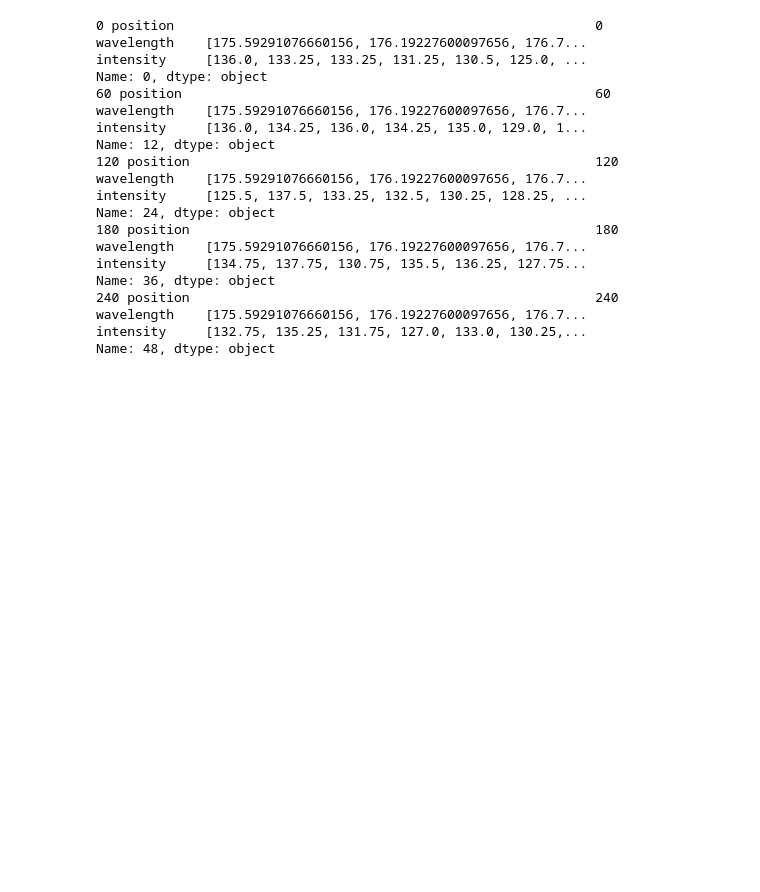
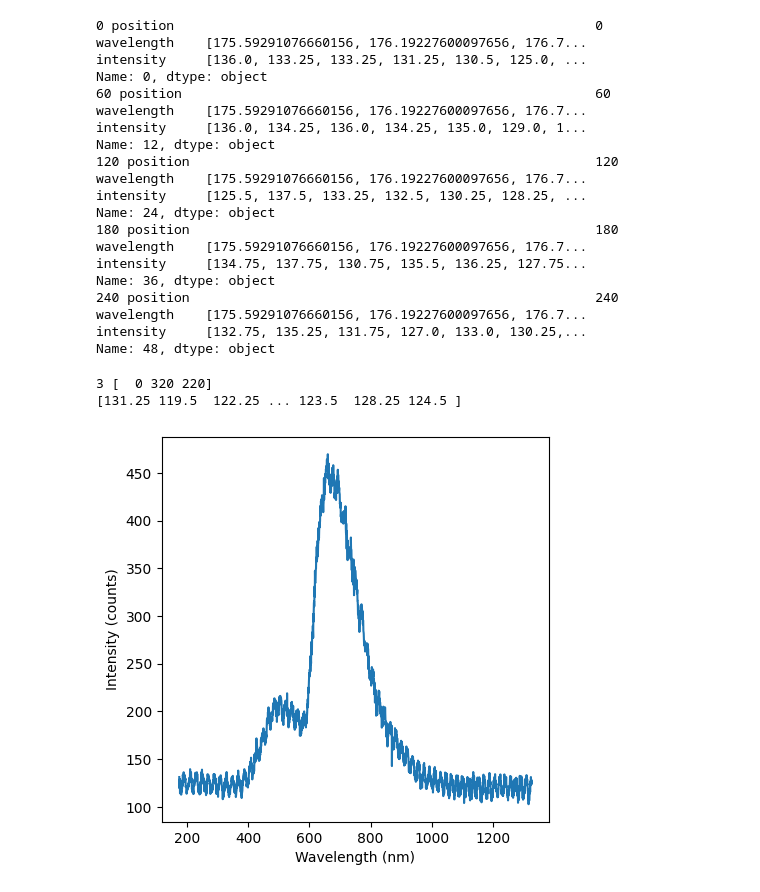
Before and after one commit to deng-group/MLE3112, a Jupyter notebook: examples/test.ipynb, the cells around one changed output. Saved outputs shown, nothing was run; the diff lists cells and outputs as text; code cells hidden in the pictures; blank space fills up the shorter version.

```diff
--- a/examples/test.ipynb
+++ b/examples/test.ipynb
@@ -103,3 +101,30 @@ Name: 36, dtype: object
 wavelength    [175.59291076660156, 176.19227600097656, 176.7...
 intensity     [132.75, 135.25, 131.75, 127.0, 133.0, 130.25,...
 Name: 48, dtype: object
+# %%
+from mle3112.data import Data
+import os
+import numpy as np
+
+data = Data('data_three_filters_measurement_new3.hdf',
+            measurement_key='measurement_',
+            position_key='position',
+            wavelength_key='wavelength',
+            intensity_key='intensity')
+
+results = data.get_measurement(300)
+print(len(results), results['position'])
+print(results['intensity'])
+
+# data.get_data_by_position(np.array([0, 0, 0]))
+import matplotlib.pyplot as plt
+
+plt.figure(figsize=(5,5))
+plt.plot(results['wavelength'], results['intensity'])
+plt.xlabel('Wavelength (nm)')
+plt.ylabel('Intensity (counts)')
+plt.show()
+# %% [output]
+3 [  0 320 220]
+[131.25 119.5  122.25 ... 123.5  128.25 124.5 ]
+[figure, added]
```
Also changed, not shown: parts of 1 cell of this notebook, 7 other files.
